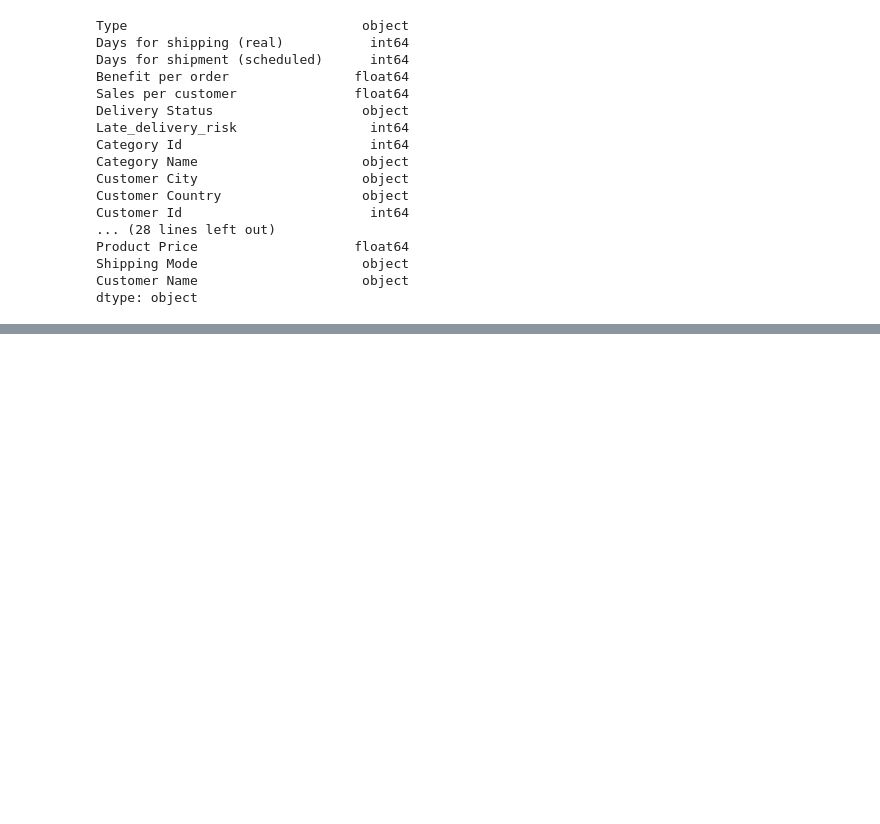
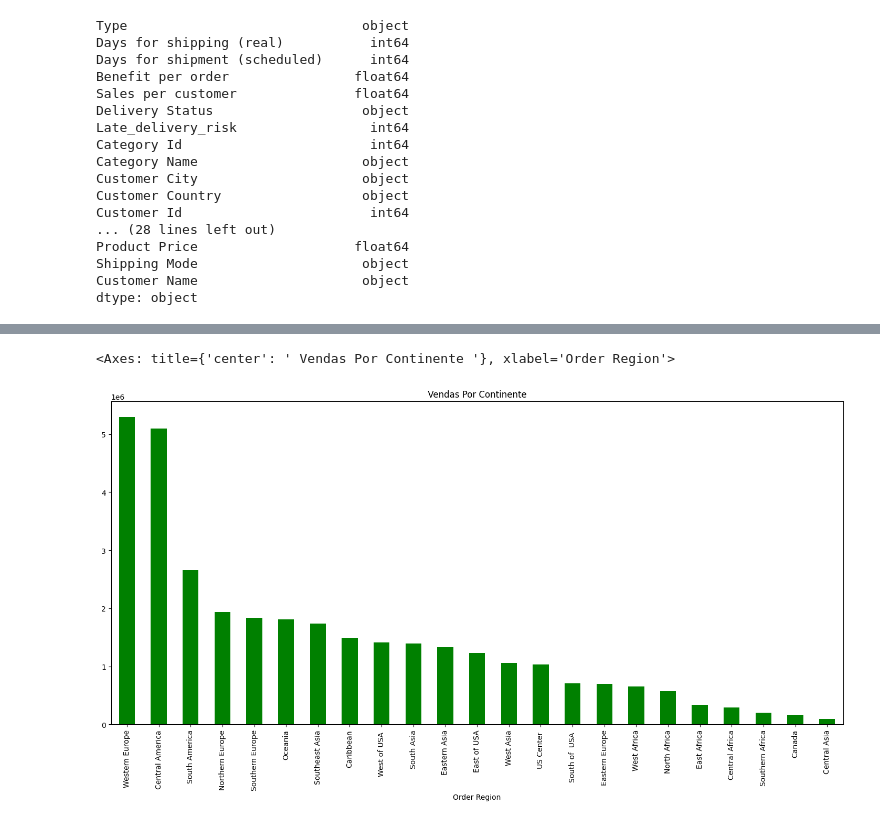
Before and after one commit to alyssonmontovanelli/formacao_dataScience_DSA, a Jupyter notebook: 05_businessAnalytcs/13_SupplyChain_Analytics/01_SupplyChain_PySpark.ipynb, the cells around one changed output, grey strips where cells are left out. Saved outputs shown, nothing was run; the diff lists cells and outputs as text; code cells hidden in the pictures; blank space fills up the shorter version.

```diff
--- a/05_businessAnalytcs/13_SupplyChain_Analytics/01_SupplyChain_PySpark.ipynb
+++ b/05_businessAnalytcs/13_SupplyChain_Analytics/01_SupplyChain_PySpark.ipynb
@@ -151,0 +166,12 @@ dtype: object
+# %%
+# Agrupando por Order Region
+grupo_regiao = dados.groupby('Order Region')
+# %%
+# PLot
+plt.figure(2)
+grupo_regiao['Sales per customer'].sum().sort_values(ascending= False).plot.bar(figsize = (18,8),
+                                                                                 color = ['green'],
+                                                                                 title = " Vendas Por Continente ")
+# %% [output]
+<Axes: title={'center': ' Vendas Por Continente '}, xlabel='Order Region'>
+[figure, added]
```
Also changed, not shown: parts of 30 cells of this notebook, 4 other files.
